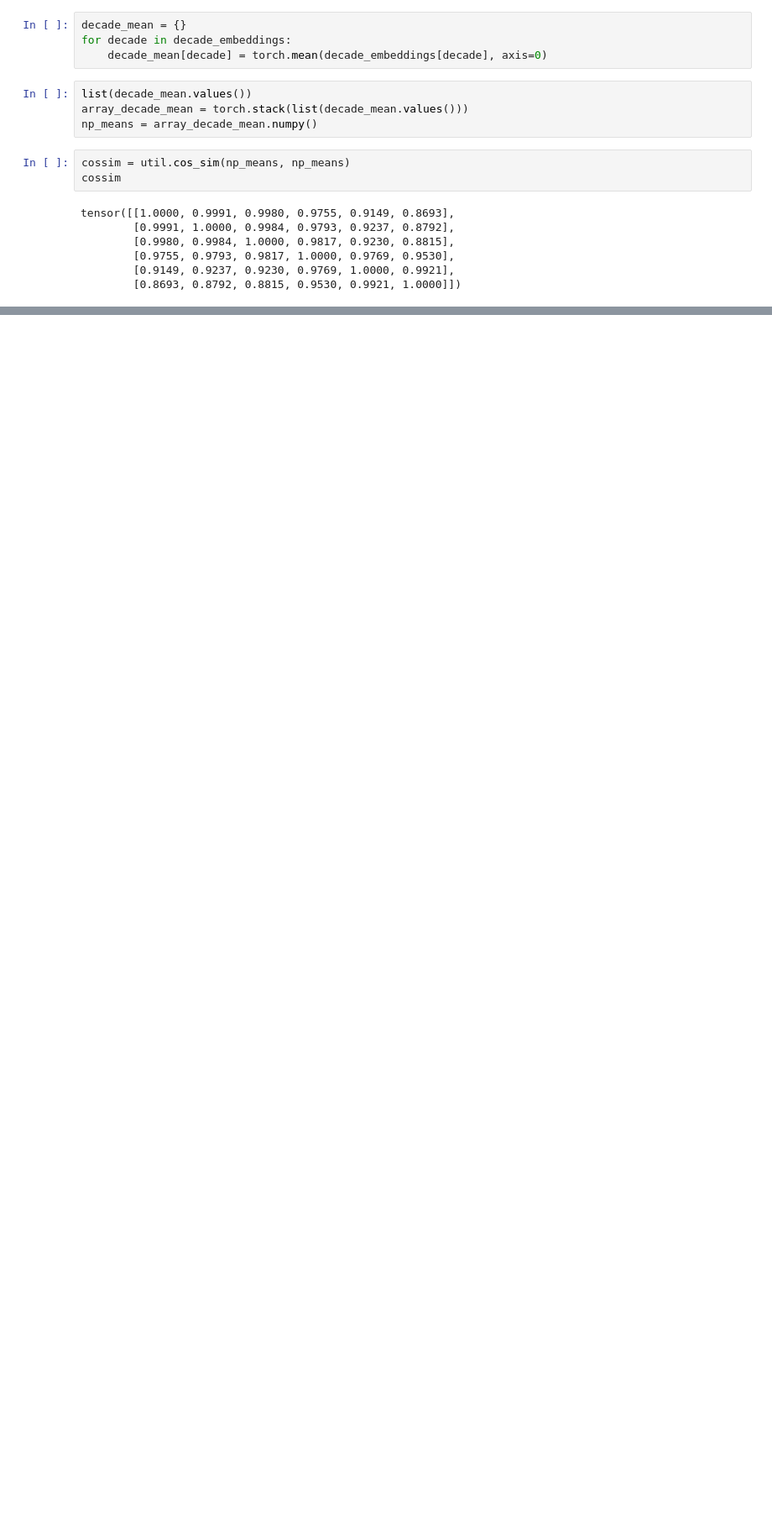
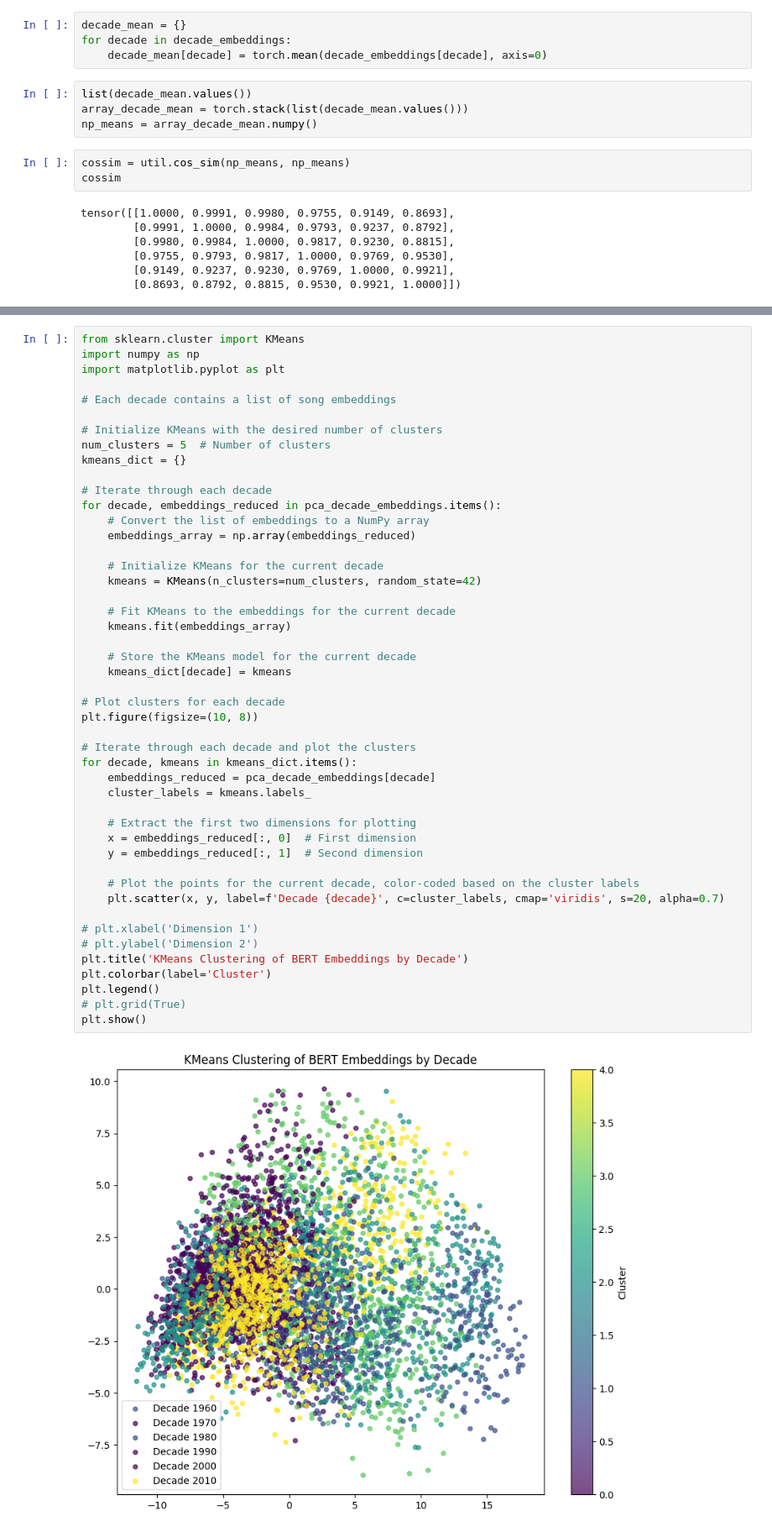
Before and after one commit to maxmiles/info498b_lyrics_analysis, a Jupyter notebook: expletives.ipynb, the cells around one changed output, grey strips where cells are left out. Shown at 84% size. Saved outputs shown, nothing was run; the diff lists cells and outputs as text; blank space fills up the shorter version.

Commit message:
finish first plot

```diff
--- a/expletives.ipynb
+++ b/expletives.ipynb
@@ -157,0 +223,49 @@ tensor([[1.0000, 0.9991, 0.9980, 0.9755, 0.9149, 0.8693],
+# %%
+from sklearn.cluster import KMeans
+import numpy as np
+import matplotlib.pyplot as plt
+
+# Each decade contains a list of song embeddings
+
+# Initialize KMeans with the desired number of clusters
+num_clusters = 5  # Number of clusters
+kmeans_dict = {}
+
+# Iterate through each decade
+for decade, embeddings_reduced in pca_decade_embeddings.items():
+    # Convert the list of embeddings to a NumPy array
+    embeddings_array = np.array(embeddings_reduced)
+
+    # Initialize KMeans for the current decade
+    kmeans = KMeans(n_clusters=num_clusters, random_state=42)
+
+    # Fit KMeans to the embeddings for the current decade
+    kmeans.fit(embeddings_array)
+
+    # Store the KMeans model for the current decade
+    kmeans_dict[decade] = kmeans
+
+# Plot clusters for each decade
+plt.figure(figsize=(10, 8))
+
+# Iterate through each decade and plot the clusters
+for decade, kmeans in kmeans_dict.items():
+    embeddings_reduced = pca_decade_embeddings[decade]
+    cluster_labels = kmeans.labels_
+
+    # Extract the first two dimensions for plotting
+    x = embeddings_reduced[:, 0]  # First dimension
+    y = embeddings_reduced[:, 1]  # Second dimension
+
+    # Plot the points for the current decade, color-coded based on the cluster labels
+    plt.scatter(x, y, label=f'Decade {decade}', c=cluster_labels, cmap='viridis', s=20, alpha=0.7)
+
+# plt.xlabel('Dimension 1')
+# plt.ylabel('Dimension 2')
+plt.title('KMeans Clustering of BERT Embeddings by Decade')
+plt.colorbar(label='Cluster')
+plt.legend()
+# plt.grid(True)
+plt.show()
+# %% [output]
+[figure, added]
```
Also changed, not shown: parts of 24 cells of this notebook.
